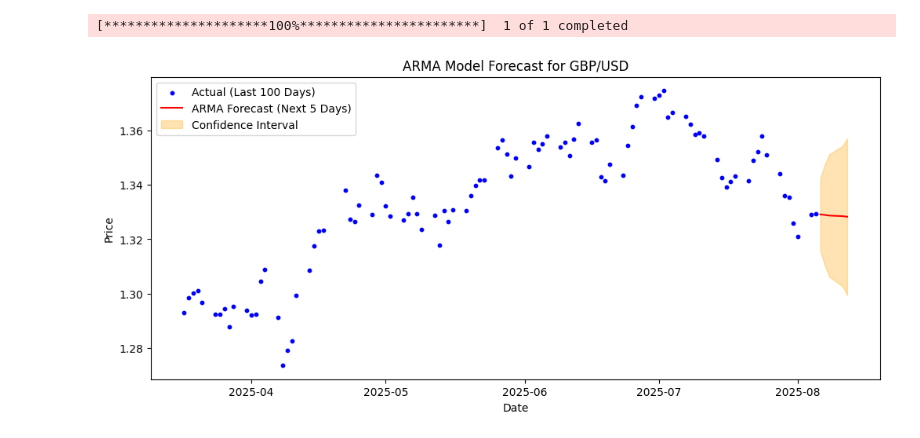
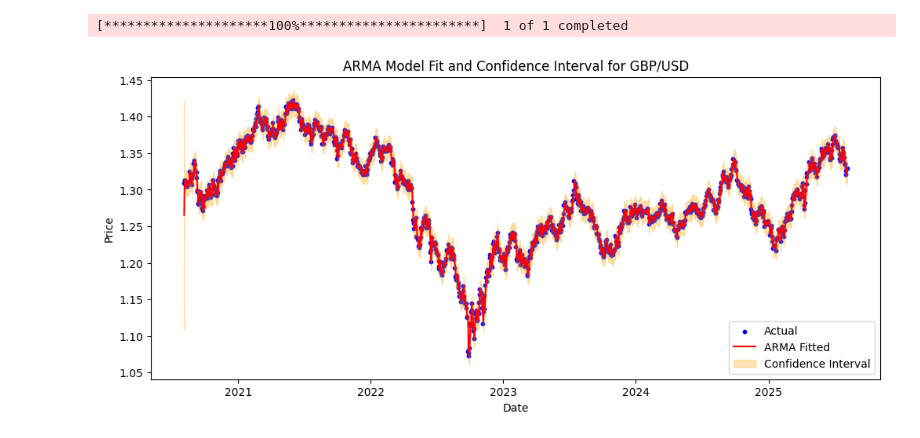
Before and after one commit to snowy615/trade_old_archive, a Jupyter notebook: ARMA 2.ipynb, the cells around one changed output. Drawn from its saved outputs; the diff is of its cells as text; code cells hidden in the pictures.

Commit message:
ARMA

```diff
--- a/ARMA 2.ipynb
+++ b/ARMA 2.ipynb
@@ -1,38 +1,33 @@
 # %%
 import pandas as pd
 import yfinance as yf
 from statsmodels.tsa.arima.model import ARIMA
 import matplotlib.pyplot as plt
 
 # Download 5 years of GBP/USD daily data
 data = yf.download('GBPUSD=X', period='5y', interval='1d')
 prices = data['Close'].dropna()
 
 # Fit ARMA model (ARMA is ARIMA with d=0)
 model = ARIMA(prices, order=(2, 0, 2))
 model_fit = model.fit()
 
-# Forecast the next 5 days with confidence intervals
-forecast_res = model_fit.get_forecast(steps=5)
-forecast = forecast_res.predicted_mean
-conf_int = forecast_res.conf_int()
+# Get in-sample predictions and confidence intervals
+pred_res = model_fit.get_prediction()
+fitted = pred_res.predicted_mean
+conf_int = pred_res.conf_int()
 
-# Plot actual prices (scatter), ARMA forecast (line), and confidence interval (color)
+# Plot actual prices (scatter), ARMA fitted (line), and confidence interval (color)
 plt.figure(figsize=(12, 5))
-plt.scatter(prices.index[-100:], prices.values[-100:], label='Actual (Last 100 Days)', color='blue', s=10)
-plt.plot(prices.index[-1:], prices.values[-1:], color='blue')  # Connect last actual to forecast
+plt.scatter(prices.index, prices.values, label='Actual', color='blue', s=10)
+plt.plot(prices.index, fitted, label='ARMA Fitted', color='red')
+plt.fill_between(prices.index, conf_int.iloc[:, 0], conf_int.iloc[:, 1], color='orange', alpha=0.3, label='Confidence Interval')
 
-# Forecast indices
-forecast_indices = pd.date_range(prices.index[-1], periods=6, freq='B')[1:]
-
-plt.plot(forecast_indices, forecast, label='ARMA Forecast (Next 5 Days)', color='red')
-plt.fill_between(forecast_indices, conf_int.iloc[:, 0], conf_int.iloc[:, 1], color='orange', alpha=0.3, label='Confidence Interval')
-
-plt.title('ARMA Model Forecast for GBP/USD')
+plt.title('ARMA Model Fit and Confidence Interval for GBP/USD')
 plt.xlabel('Date')
 plt.ylabel('Price')
 plt.legend()
 plt.show()
 # %% [output]
 [*********************100%***********************]  1 of 1 completed
-[figure, old version]
+[figure, new version]
```
Also changed, not shown: parts of 1 cell of this notebook.
